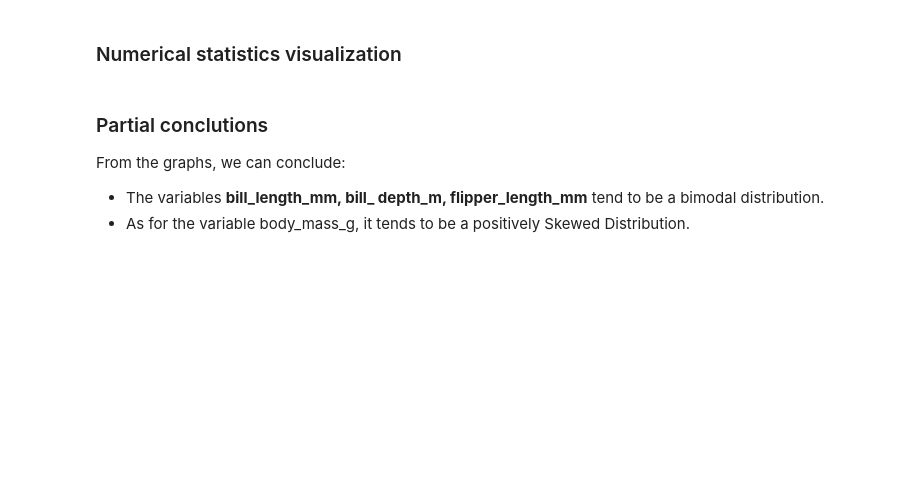
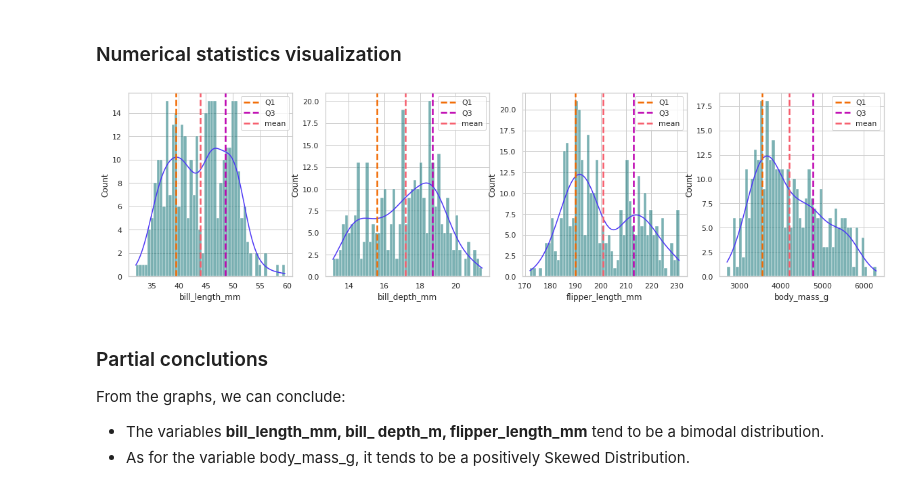
Before and after one commit to mazzaroli/EDA, a Jupyter notebook: personal-project/notebook.ipynb, the cells around one changed output. Drawn from its saved outputs; the diff is of its cells as text; code cells hidden in the pictures; blank space fills up the shorter version.

```diff
--- a/personal-project/notebook.ipynb
+++ b/personal-project/notebook.ipynb
@@ -78,21 +78,21 @@ sns.set_style(style='whitegrid')
 sns.set_context(context='notebook')
 plt.rcParams['figure.figsize'] = (11,9.4)
 
- Seaborn
+# Seaborn
 penguin_color = {
-    'Adelie':'ff6602ff',
-    'Gentoo':'0f7175ff',
-    'Chinstrap':'c65dc9ff',
-    'Torgersen': '955FC8',
-    'Biscoe': '94e2c3',
-    'Dream': '345469',
+    'Adelie':'#ff6602ff',
+    'Gentoo':'#0f7175ff',
+    'Chinstrap':'#c65dc9ff',
+    'Torgersen': '#955FC8',
+    'Biscoe': '#94e2c3',
+    'Dream': '#345469',
     'Female': 'pink',
     'Male': 'skyblue',
 }
 
- Matplotlib
-pcolors =['ff6602ff','0f7175ff','c65dc9ff']
-icolors =['955FC8', '94e2c3', '345469']
+# Matplotlib
+pcolors =['#ff6602ff','#0f7175ff','#c65dc9ff']
+icolors =['#955FC8', '#94e2c3', '#345469']
 scolors =['pink','skyblue',]
 
 plt_colors=[pcolors,icolors,scolors]
@@ -188,38 +291,40 @@ fig,ax = plt.subplots(1,4,figsize=(20,5))
 for i,col in enumerate(numerical_statistics):
     sns.histplot(
         ax=ax[i],
         data=df2,
         x=col,
         palette=penguin_color,
         bins=50,
         alpha=.55,
-        color='0f7175ff',
+        color='#0f7175ff',
         kde=True,
         )
-    ax[i].lines[0].set_color('4c36f5')
+    ax[i].lines[0].set_color('#4c36f5')
 
     ax[i].axvline(
         x=numerical_statistics.iloc[:,i:i+1].loc['25%'][0],
-        color='f26a02',
+        color='#f26a02',
         linestyle='dashed',
         linewidth=2.5,
         label='Q1'
     )
     ax[i].axvline(
         x=numerical_statistics.iloc[:,i:i+1].loc['75%'][0],
-        color='bd00b0',
+        color='#bd00b0',
         linestyle='dashed',
         linewidth=2.5,
         label='Q3'
     )
     ax[i].axvline(
         x=numerical_statistics.iloc[:,i:i+1].loc['mean'][0],
-        color='f75c6b',
+        color='#f75c6b',
         linestyle='dashed',
         linewidth=2.5,
         label='mean',
     )
     ax[i].legend()
+# %% [output]
+[figure, added]
 # %% [markdown]
 ### Partial conclutions
 
```
Also changed, not shown: parts of 26 cells of this notebook.
